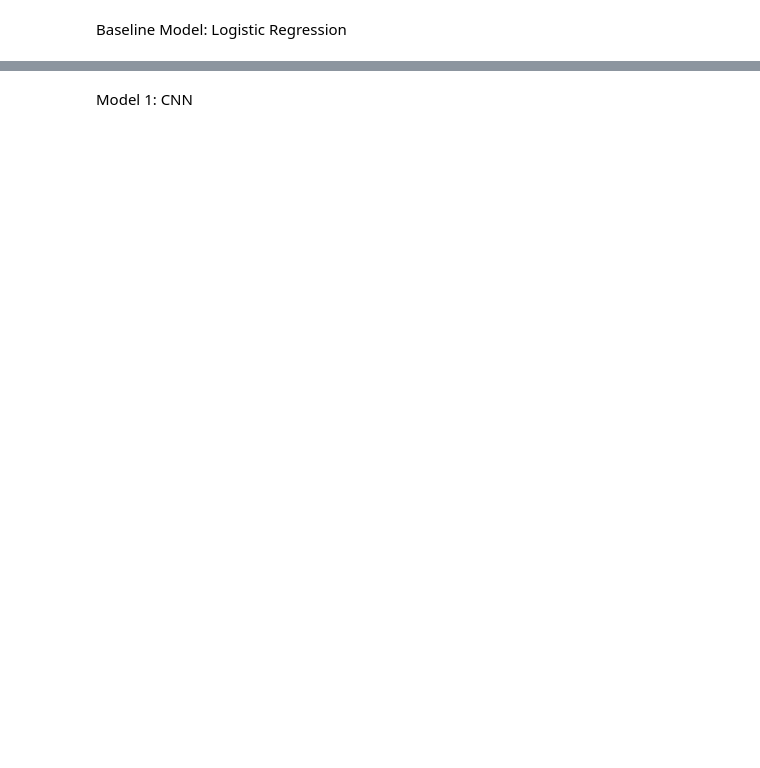
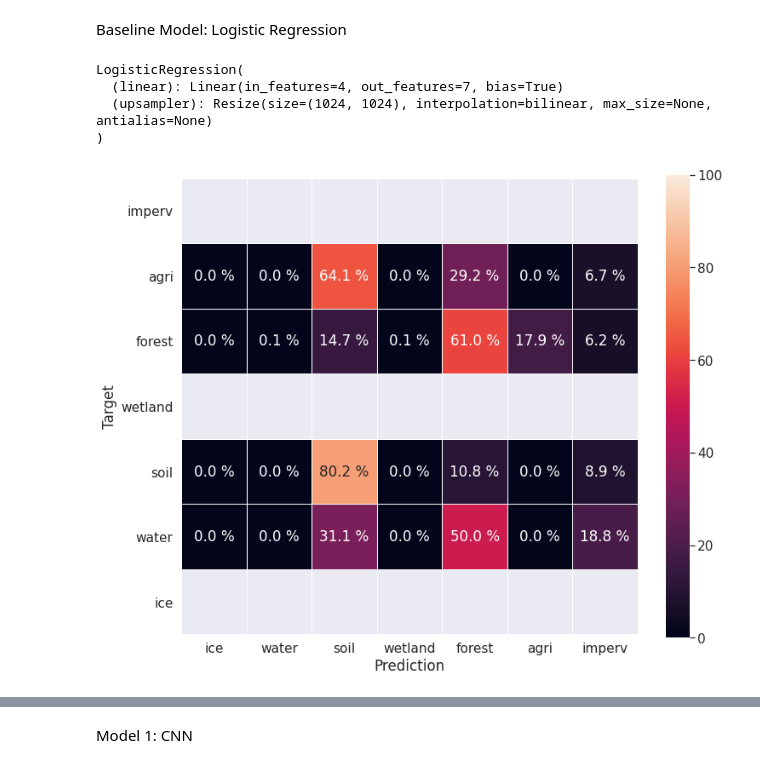
Before and after one commit to jblehr/land-cover-prediction, a Jupyter notebook: scripts/final_model_comparison.ipynb, the cells around one changed output, grey strips where cells are left out. Saved outputs shown, nothing was run; the diff lists cells and outputs as text; code cells hidden in the pictures; blank space fills up the shorter version.

```diff
--- a/scripts/final_model_comparison.ipynb
+++ b/scripts/final_model_comparison.ipynb
@@ -4,2 +38,48 @@ import matplotlib
+# %%
+test_poi_list = [
+    "1700_3100_13_13N",
+    "2029_3764_13_15N",
+    "4426_3835_13_33N",
+    "4397_4302_13_33S",
+    "5125_4049_13_38N",
+    "4768_4131_13_35S"
+]
+
+transform = torchvision.transforms.Resize(size=(128, 128))
+
+test_dataloader = dataloaders.SpatiotemporalDataset(
+    "../data/processed/npz",
+    dims=(1024, 1024),  # Original dims, not post-transformation
+    poi_list=test_poi_list,
+    n_steps=2,  # start with one prediction (effectively flat CNN)
+    cell_width_pct=1,
+    labs_as_features=False,
+    transform=transform,
+    download=False,
+    in_memory=True,
+)
 # %% [markdown]
 Baseline Model: Logistic Regression
+# %%
+lreg = baseline_logistic.LogisticRegression(
+        input_dim = 4,
+        output_dim = 7,
+        upsample_dim = 1024,
+        cuda_=False
+    )
+lreg.load_state_dict(torch.load("../output/models/LReg_8step.pt")['model_state_dict'])
+lreg.eval()
+# %% [output]
+LogisticRegression(
+  (linear): Linear(in_features=4, out_features=7, bias=True)
+  (upsampler): Resize(size=(1024, 1024), interpolation=bilinear, max_size=None, antialias=None)
+)
+# %%
+confusion = evaluation.get_confusion(
+    model = lreg,
+    dataloader=test_dataloader,
+    bptt_len=0
+)
+plot_confusion(confusion)
+# %% [output]
+[figure, added]
```
Also changed, not shown: parts of 10 cells of this notebook, 2 other files.
